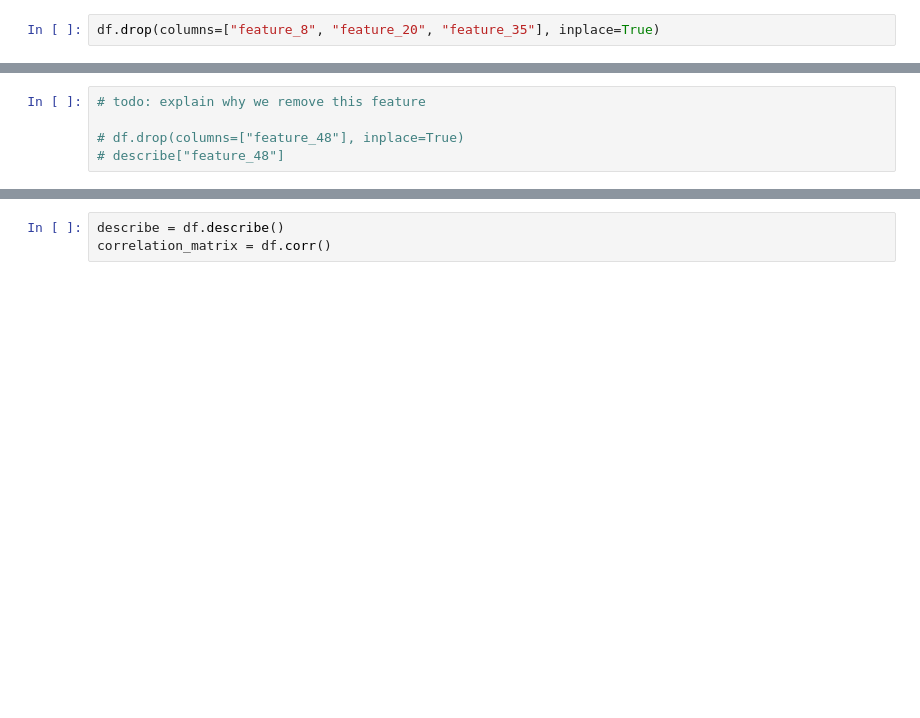
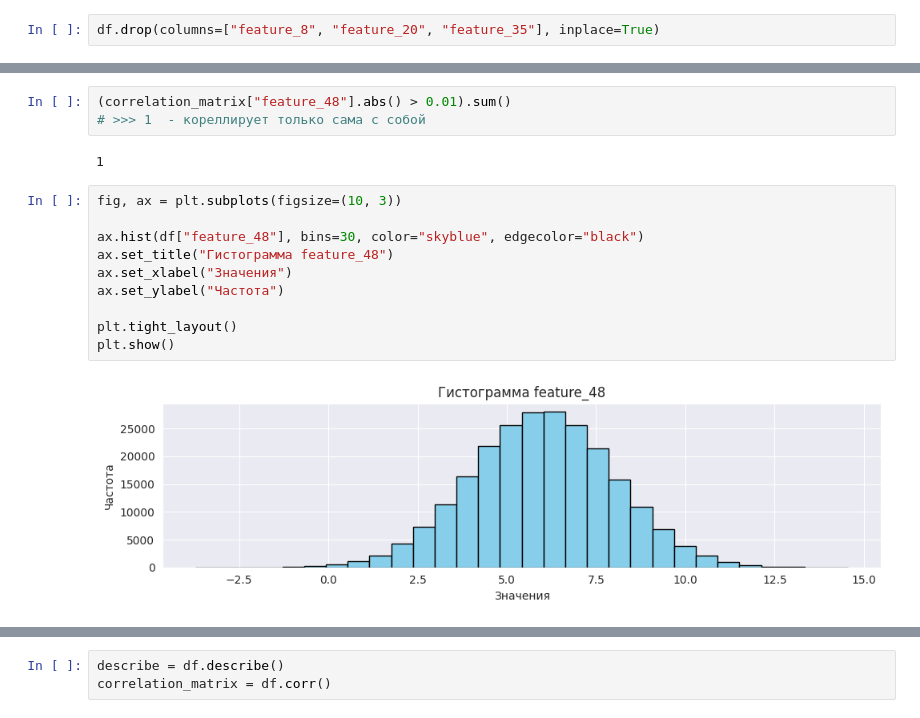
Before and after one commit to Tikhon-Radkevich/VK-Techno-Test, a Jupyter notebook: playground.ipynb, the cells around one changed output, grey strips where cells are left out. Cells and saved outputs as stored; diff of their text form; blank space fills up the shorter version.

```diff
--- a/playground.ipynb
+++ b/playground.ipynb
@@ -147,7 +153,19 @@ df.drop(columns=["feature_8", "feature_20", "feature_35"], inplace=True)
+# %%
+(correlation_matrix["feature_48"].abs() > 0.01).sum()
+# >>> 1  - кореллирует только сама с собой
+# %% [output]
+1
 # %%
-# todo: explain why we remove this feature
+fig, ax = plt.subplots(figsize=(10, 3))
 
-# df.drop(columns=["feature_48"], inplace=True)
-# describe["feature_48"]
+ax.hist(df["feature_48"], bins=30, color="skyblue", edgecolor="black")
+ax.set_title("Гистограмма feature_48")
+ax.set_xlabel("Значения")
+ax.set_ylabel("Частота")
+
+plt.tight_layout()
+plt.show()
+# %% [output]
+[figure, added]
 # %% [markdown]
 ### 4) Collinear Features
```
Also changed, not shown: parts of 29 cells of this notebook.
